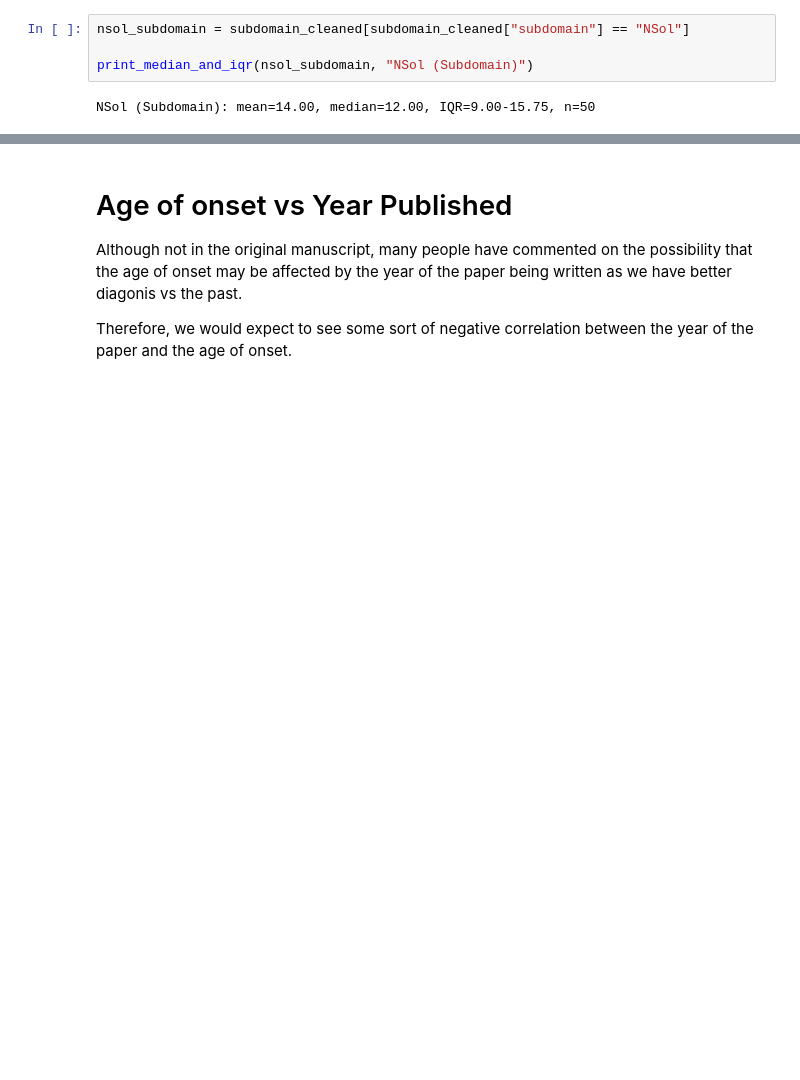
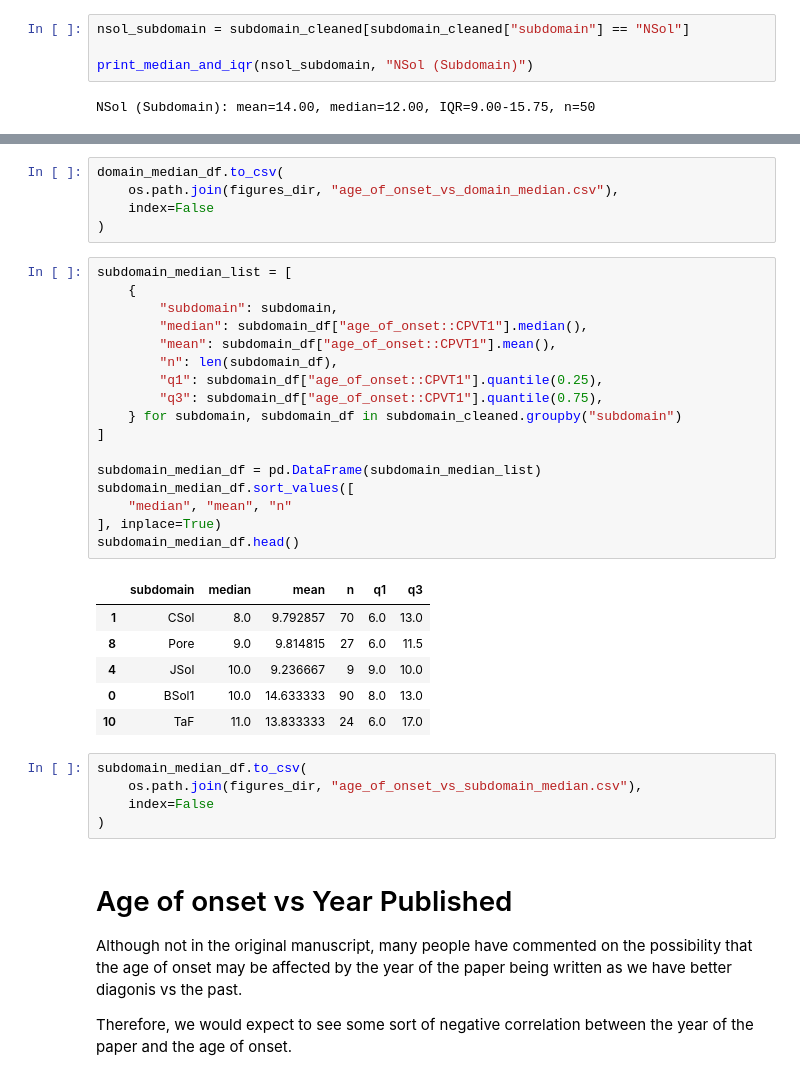
Before and after one commit to alexdaiii/cpvt_database_analysis, a Jupyter notebook: notebooks/analysis_1.ipynb, the cells around one changed output, grey strips where cells are left out. Drawn from its saved outputs; the diff is of its cells as text; blank space fills up the shorter version.

```diff
--- a/notebooks/analysis_1.ipynb
+++ b/notebooks/analysis_1.ipynb
@@ -1582,3 +1611,37 @@ NSol (Subdomain): mean=14.00, median=12.00, IQR=9.00-15.75, n=50
+# %%
+domain_median_df.to_csv(
+    os.path.join(figures_dir, "age_of_onset_vs_domain_median.csv"),
+    index=False
+)
+# %%
+subdomain_median_list = [
+    {
+        "subdomain": subdomain,
+        "median": subdomain_df["age_of_onset::CPVT1"].median(),
+        "mean": subdomain_df["age_of_onset::CPVT1"].mean(),
+        "n": len(subdomain_df),
+        "q1": subdomain_df["age_of_onset::CPVT1"].quantile(0.25),
+        "q3": subdomain_df["age_of_onset::CPVT1"].quantile(0.75),
+    } for subdomain, subdomain_df in subdomain_cleaned.groupby("subdomain")
+]
+
+subdomain_median_df = pd.DataFrame(subdomain_median_list)
+subdomain_median_df.sort_values([
+    "median", "mean", "n"
+], inplace=True)
+subdomain_median_df.head()
+# %% [output]
+|  | subdomain | median | mean | n | q1 | q3 |
+| 1 | CSol | 8.0 | 9.792857 | 70 | 6.0 | 13.0 |
+| 8 | Pore | 9.0 | 9.814815 | 27 | 6.0 | 11.5 |
+| 4 | JSol | 10.0 | 9.236667 | 9 | 9.0 | 10.0 |
+| 0 | BSol1 | 10.0 | 14.633333 | 90 | 8.0 | 13.0 |
+| 10 | TaF | 11.0 | 13.833333 | 24 | 6.0 | 17.0 |
+# %%
+subdomain_median_df.to_csv(
+    os.path.join(figures_dir, "age_of_onset_vs_subdomain_median.csv"),
+    index=False
+)
 # %% [markdown]
 # Age of onset vs Year Published
 
```
Also changed, not shown: parts of 19 cells of this notebook, 10 other files.
